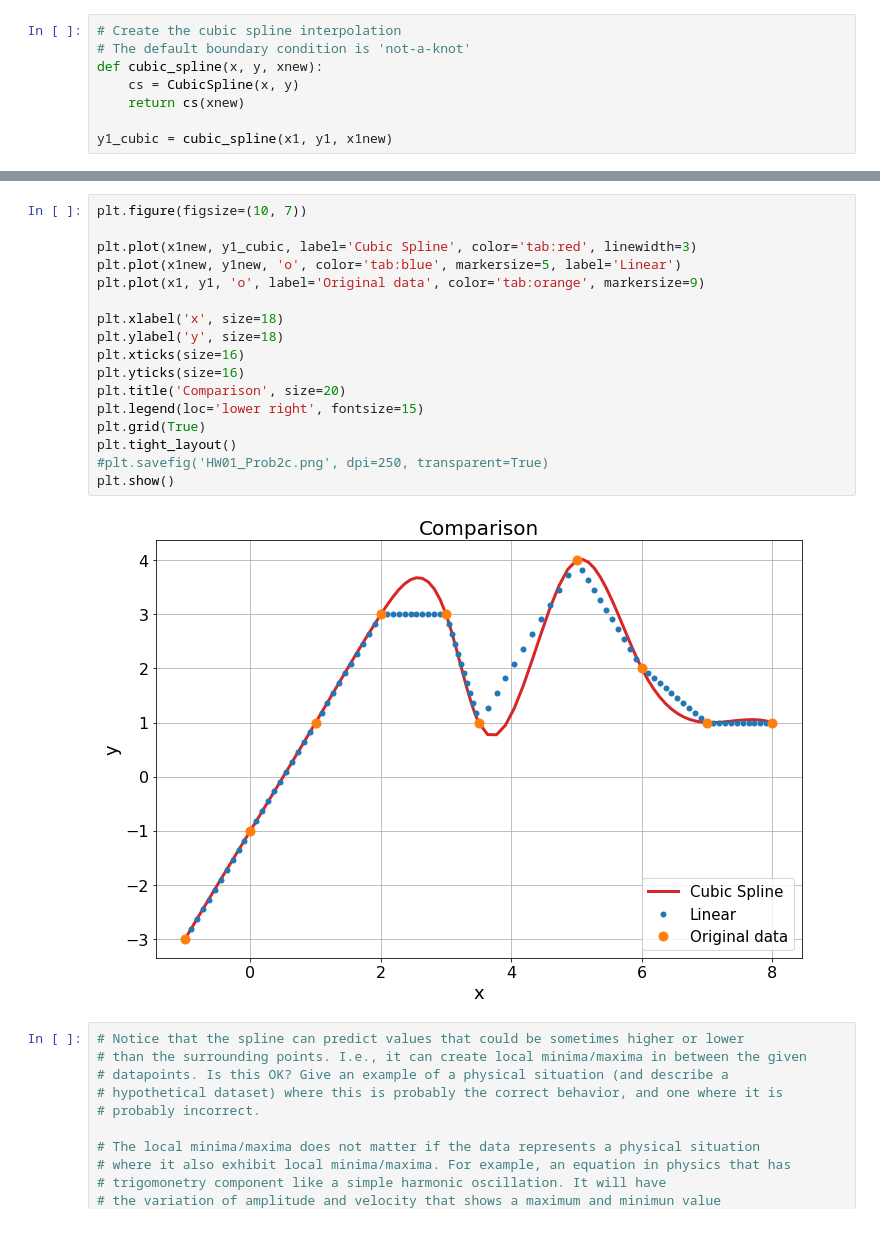
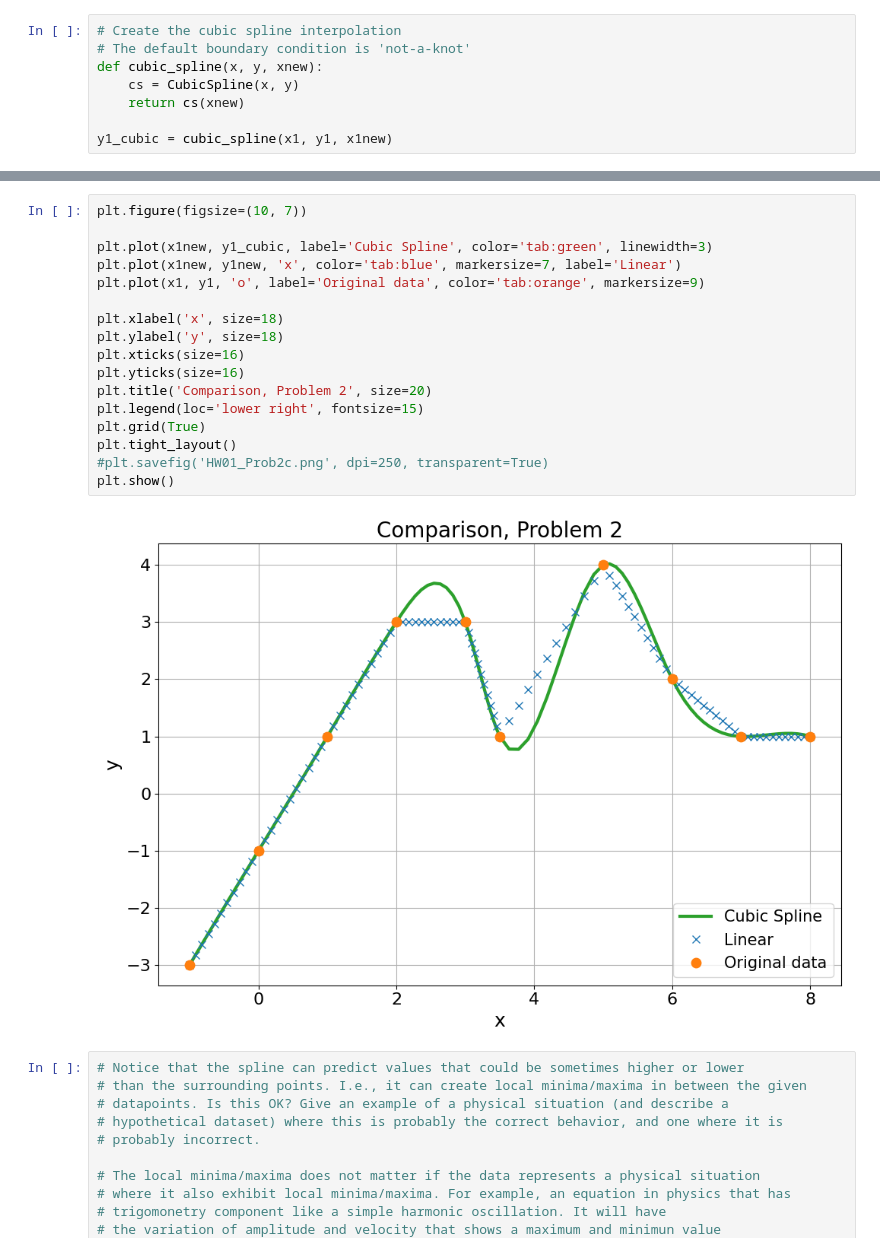
Before and after one commit to galih123star/computational2026, a Jupyter notebook: HW01_CPA.ipynb, the cells around one changed output, grey strips where cells are left out. Cells and saved outputs as stored; diff of their text form.

```diff
--- a/HW01_CPA.ipynb
+++ b/HW01_CPA.ipynb
@@ -127,22 +116,22 @@ plt.show()
 # %%
 plt.figure(figsize=(10, 7))
 
-plt.plot(x1new, y1_cubic, label='Cubic Spline', color='tab:red', linewidth=3)
-plt.plot(x1new, y1new, 'o', color='tab:blue', markersize=5, label='Linear')
+plt.plot(x1new, y1_cubic, label='Cubic Spline', color='tab:green', linewidth=3)
+plt.plot(x1new, y1new, 'x', color='tab:blue', markersize=7, label='Linear')
 plt.plot(x1, y1, 'o', label='Original data', color='tab:orange', markersize=9)
 
 plt.xlabel('x', size=18)
 plt.ylabel('y', size=18)
 plt.xticks(size=16)
 plt.yticks(size=16)
-plt.title('Comparison', size=20)
+plt.title('Comparison, Problem 2', size=20)
 plt.legend(loc='lower right', fontsize=15)
 plt.grid(True)
 plt.tight_layout()
 #plt.savefig('HW01_Prob2c.png', dpi=250, transparent=True)
 plt.show()
 # %% [output]
-[figure, old version]
+[figure, new version]
 # %%
 # Notice that the spline can predict values that could be sometimes higher or lower
 # than the surrounding points. I.e., it can create local minima/maxima in between the given
```
Also changed, not shown: parts of 5 cells of this notebook.
